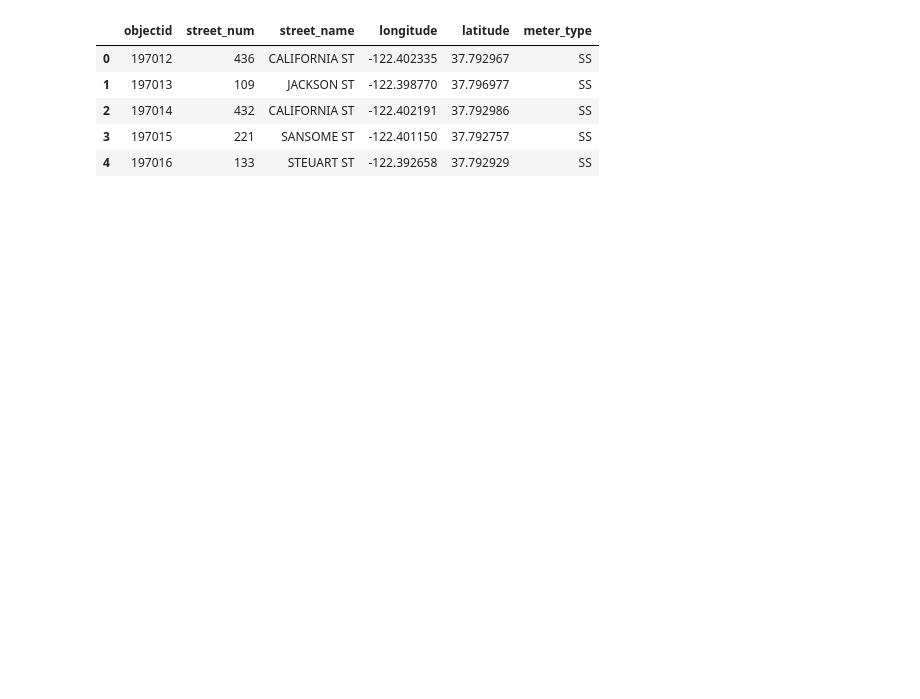
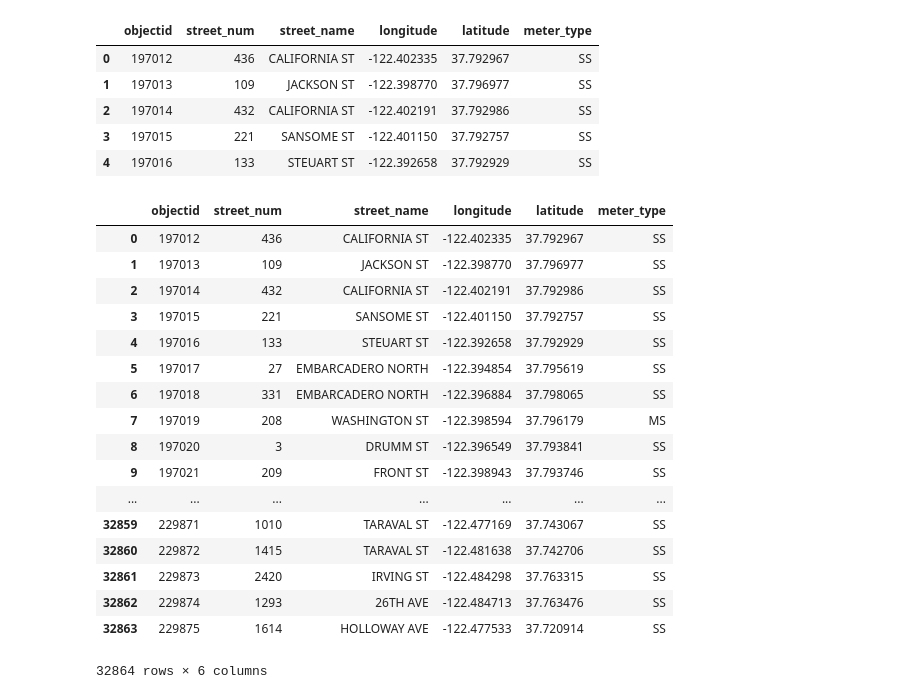
Before and after one commit to jyao8112/UCBDatacamp_Project2, a Jupyter notebook: test.ipynb, the cells around one changed output. Drawn from its saved outputs; the diff is of its cells as text; code cells hidden in the pictures; blank space fills up the shorter version.

Commit message:
meters status added

```diff
--- a/test.ipynb
+++ b/test.ipynb
@@ -113,3 +113,25 @@ df2.head()
 | 2 | 197014 | 432 | CALIFORNIA ST | -122.402191 | 37.792986 | SS |
 | 3 | 197015 | 221 | SANSOME ST | -122.401150 | 37.792757 | SS |
 | 4 | 197016 | 133 | STEUART ST | -122.392658 | 37.792929 | SS |
+# %%
+meter_df = pd.read_sql_query("SELECT * FROM meters", connect)
+meter_df
+# %% [output]
+|  | objectid | street_num | street_name | longitude | latitude | meter_type |
+| 0 | 197012 | 436 | CALIFORNIA ST | -122.402335 | 37.792967 | SS |
+| 1 | 197013 | 109 | JACKSON ST | -122.398770 | 37.796977 | SS |
+| 2 | 197014 | 432 | CALIFORNIA ST | -122.402191 | 37.792986 | SS |
+| 3 | 197015 | 221 | SANSOME ST | -122.401150 | 37.792757 | SS |
+| 4 | 197016 | 133 | STEUART ST | -122.392658 | 37.792929 | SS |
+| 5 | 197017 | 27 | EMBARCADERO NORTH | -122.394854 | 37.795619 | SS |
+| 6 | 197018 | 331 | EMBARCADERO NORTH | -122.396884 | 37.798065 | SS |
+| 7 | 197019 | 208 | WASHINGTON ST | -122.398594 | 37.796179 | MS |
+| 8 | 197020 | 3 | DRUMM ST | -122.396549 | 37.793841 | SS |
+| 9 | 197021 | 209 | FRONT ST | -122.398943 | 37.793746 | SS |
+| ... | ... | ... | ... | ... | ... | ... |
+| 32859 | 229871 | 1010 | TARAVAL ST | -122.477169 | 37.743067 | SS |
+| 32860 | 229872 | 1415 | TARAVAL ST | -122.481638 | 37.742706 | SS |
+| 32861 | 229873 | 2420 | IRVING ST | -122.484298 | 37.763315 | SS |
+| 32862 | 229874 | 1293 | 26TH AVE | -122.484713 | 37.763476 | SS |
+| 32863 | 229875 | 1614 | HOLLOWAY AVE | -122.477533 | 37.720914 | SS |
+32864 rows × 6 columns
```
Also changed, not shown: parts of 5 cells of this notebook, 6 other files.
